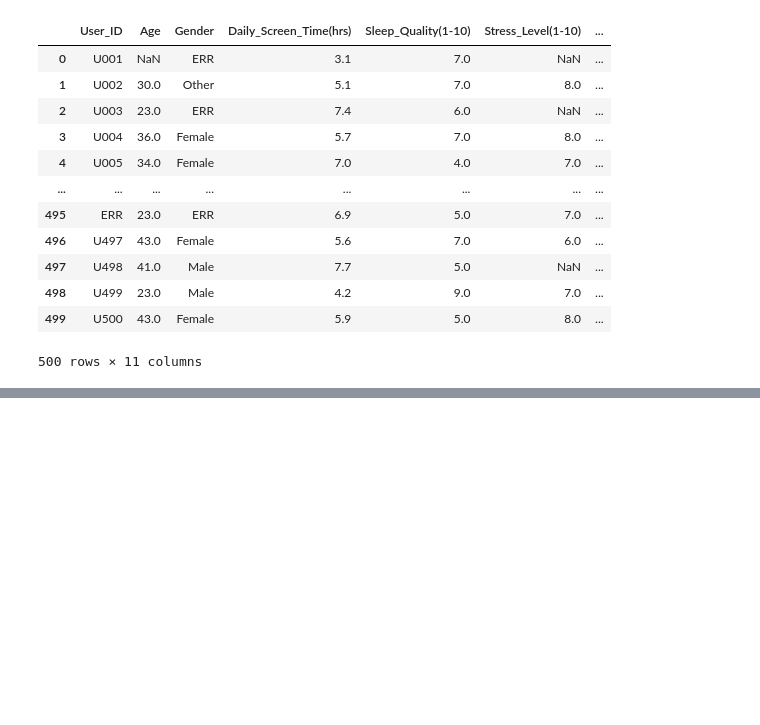
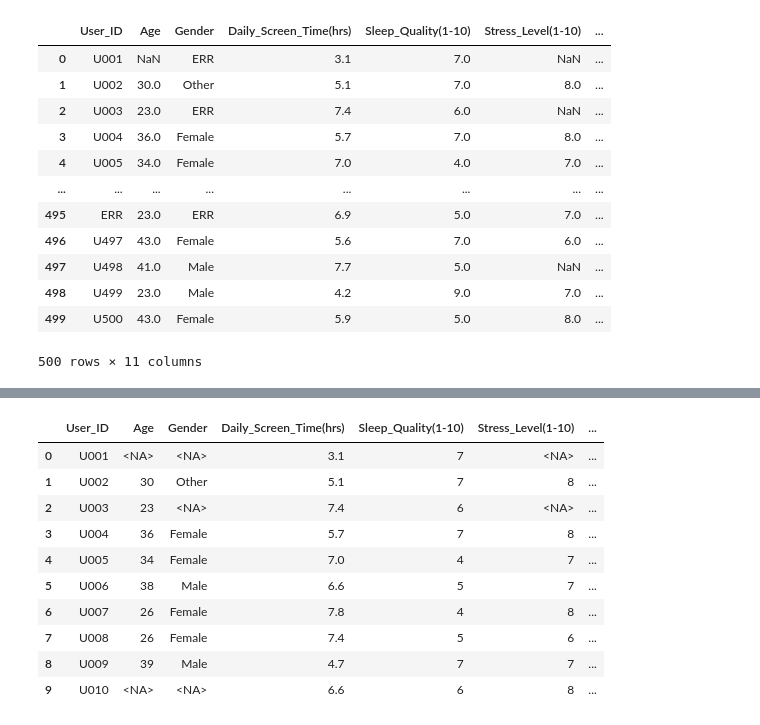
Before and after one commit to asroka98/Diploma-Work-Group-1-Social-Media, a Jupyter notebook: praca-dyplomowa-v2.ipynb, the cells around one changed output, grey strips where cells are left out. Saved outputs shown, nothing was run; the diff lists cells and outputs as text; code cells hidden in the pictures; blank space fills up the shorter version.

```diff
--- a/praca-dyplomowa-v2.ipynb
+++ b/praca-dyplomowa-v2.ipynb
@@ -245,0 +282,15 @@ dfQ
+# %%
+'''dfQ['User_ID'] = ['U' + str(i+1).zfill(3) for i in range(len(dfQ))]
+dfQ.head(10)'''
+# %% [output]
+|  | User_ID | Age | Gender | Daily_Screen_Time(hrs) | Sleep_Quality(1-10) | Stress_Level(1-10) | ... |
+| 0 | U001 | <NA> | <NA> | 3.1 | 7 | <NA> | ... |
+| 1 | U002 | 30 | Other | 5.1 | 7 | 8 | ... |
+| 2 | U003 | 23 | <NA> | 7.4 | 6 | <NA> | ... |
+| 3 | U004 | 36 | Female | 5.7 | 7 | 8 | ... |
+| 4 | U005 | 34 | Female | 7.0 | 4 | 7 | ... |
+| 5 | U006 | 38 | Male | 6.6 | 5 | 7 | ... |
+| 6 | U007 | 26 | Female | 7.8 | 4 | 8 | ... |
+| 7 | U008 | 26 | Female | 7.4 | 5 | 6 | ... |
+| 8 | U009 | 39 | Male | 4.7 | 7 | 7 | ... |
+| 9 | U010 | <NA> | <NA> | 6.6 | 6 | 8 | ... |
```
Also changed, not shown: parts of 11 cells of this notebook, 1 other file.
